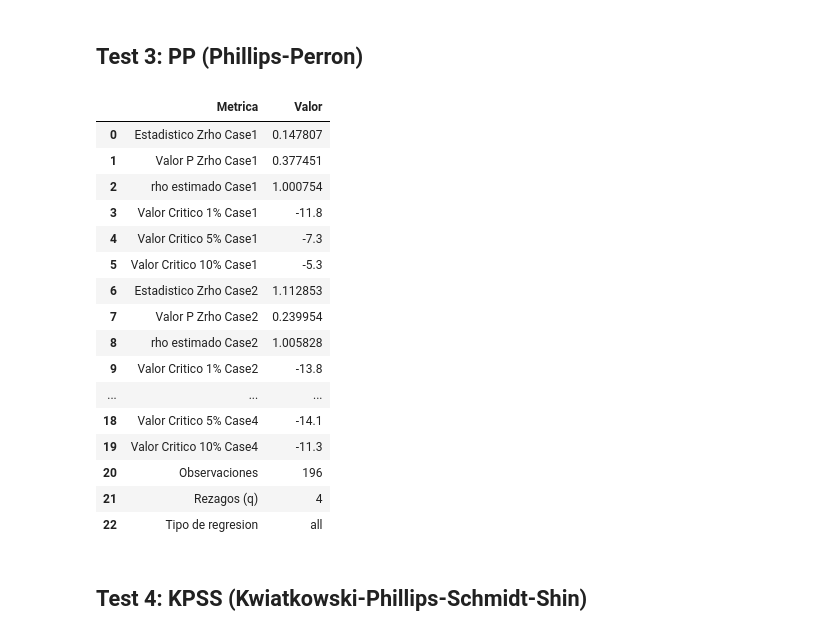
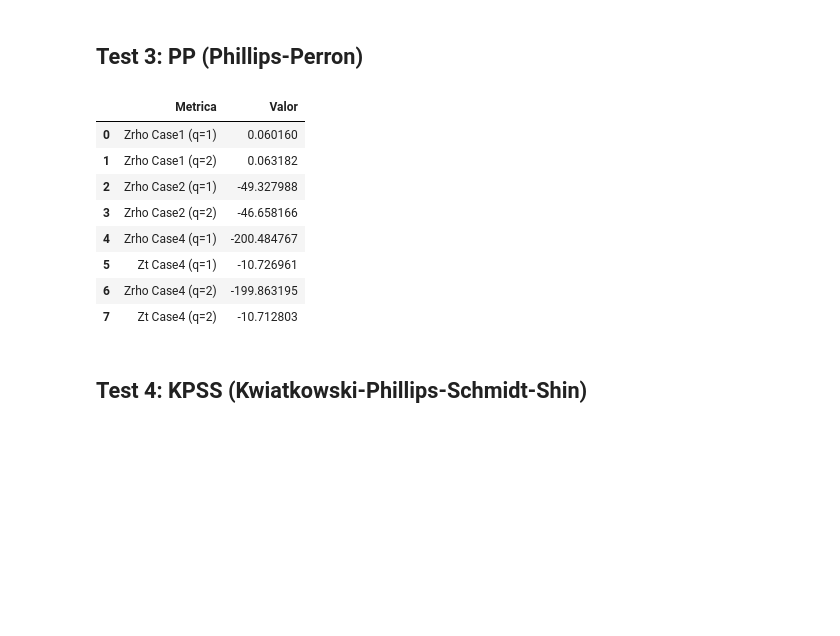
Before and after one commit to ensta630team/Homeworks, a Jupyter notebook: presentation/notebooks/hw_3/pregunta.ipynb, the cells around one changed output. Drawn from its saved outputs; the diff is of its cells as text; code cells hidden in the pictures; blank space fills up the shorter version.

```diff
--- a/presentation/notebooks/hw_3/pregunta.ipynb
+++ b/presentation/notebooks/hw_3/pregunta.ipynb
@@ -67,25 +67,17 @@ Test ADF
 # %% [markdown]
 ## Test 3: PP (Phillips-Perron)
 # %%
-testmodule.test_pp(dataset['p'])
+testmodule.test_pp(dataset['y'],2)
 # %% [output]
 |  | Metrica | Valor |
-| 0 | Estadistico Zrho Case1 | 0.147807 |
-| 1 | Valor P Zrho Case1 | 0.377451 |
-| 2 | rho estimado Case1 | 1.000754 |
-| 3 | Valor Critico 1% Case1 | -11.8 |
-| 4 | Valor Critico 5% Case1 | -7.3 |
-| 5 | Valor Critico 10% Case1 | -5.3 |
-| 6 | Estadistico Zrho Case2 | 1.112853 |
-| 7 | Valor P Zrho Case2 | 0.239954 |
-| 8 | rho estimado Case2 | 1.005828 |
-| 9 | Valor Critico 1% Case2 | -13.8 |
-| ... | ... | ... |
-| 18 | Valor Critico 5% Case4 | -14.1 |
-| 19 | Valor Critico 10% Case4 | -11.3 |
-| 20 | Observaciones | 196 |
-| 21 | Rezagos (q) | 4 |
-| 22 | Tipo de regresion | all |
+| 0 | Zrho Case1 (q=1) | 0.060160 |
+| 1 | Zrho Case1 (q=2) | 0.063182 |
+| 2 | Zrho Case2 (q=1) | -49.327988 |
+| 3 | Zrho Case2 (q=2) | -46.658166 |
+| 4 | Zrho Case4 (q=1) | -200.484767 |
+| 5 | Zt Case4 (q=1) | -10.726961 |
+| 6 | Zrho Case4 (q=2) | -199.863195 |
+| 7 | Zt Case4 (q=2) | -10.712803 |
 # %% [markdown]
 ## Test 4: KPSS (Kwiatkowski-Phillips-Schmidt-Shin)
 # %%
```
Also changed, not shown: parts of 2 cells of this notebook, 5 other files.
